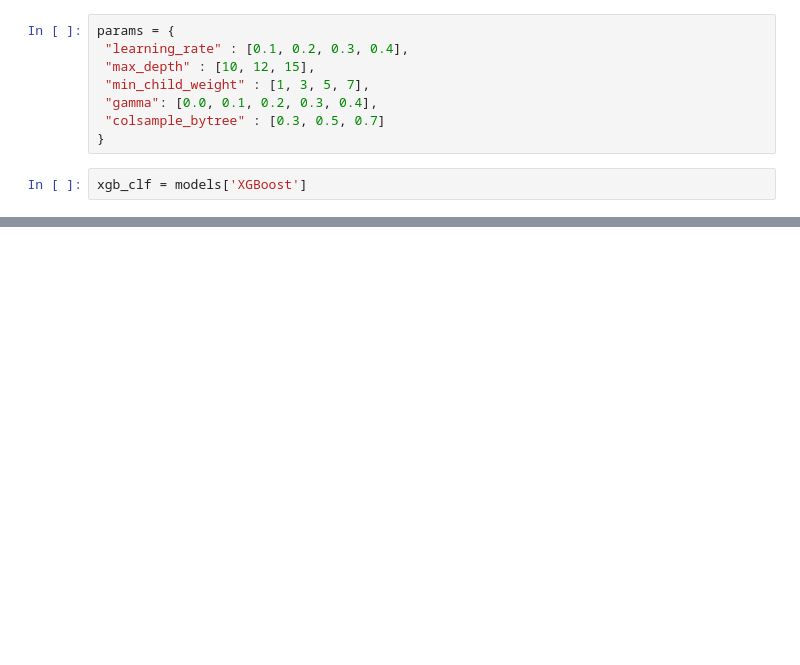
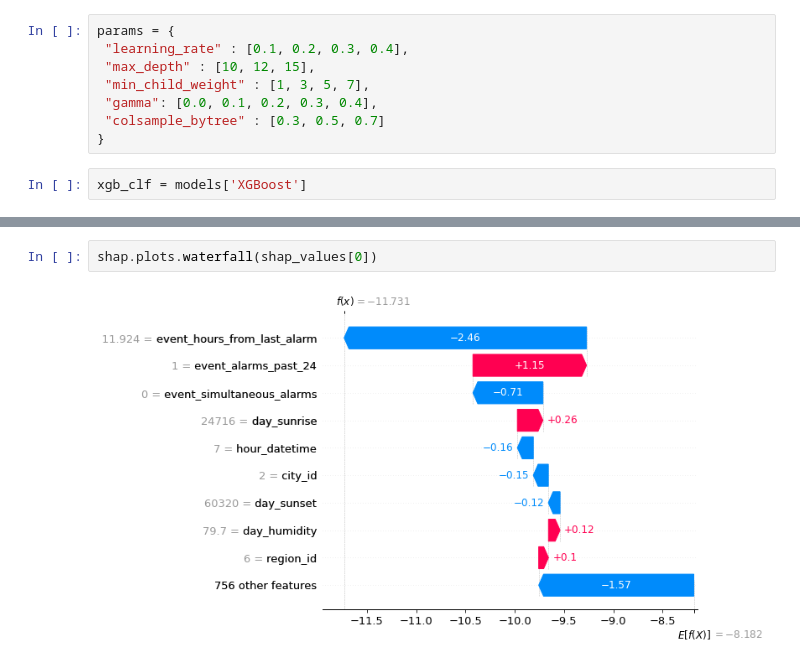
Before and after one commit to tmyroniuk/Naukma_api_project, a Jupyter notebook: 4. Model Training.ipynb, the cells around one changed output, grey strips where cells are left out. Saved outputs shown, nothing was run; the diff lists cells and outputs as text; blank space fills up the shorter version.

```diff
--- a/4. Model Training.ipynb
+++ b/4. Model Training.ipynb
@@ -811,0 +1052,4 @@ models['XGBoost'] = XGBClassifier(random_state=5, objective='binary:logistic', b
+# %%
+shap.plots.waterfall(shap_values[0])
+# %% [output]
+[figure, added]
```
Also changed, not shown: parts of 29 cells of this notebook, 3 other files.
